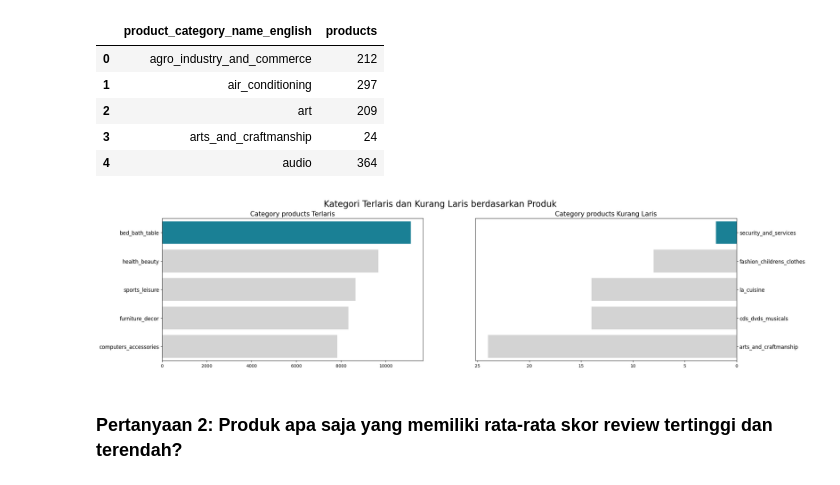
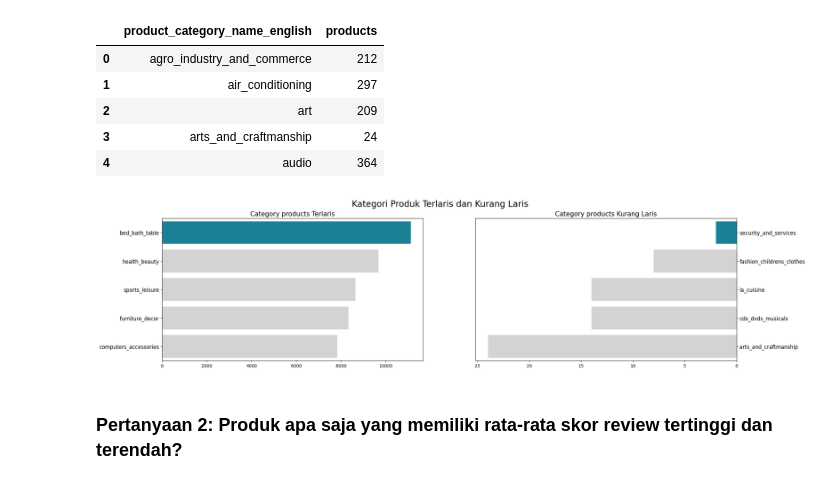
Before and after one commit to TutiAmalia/Idcamp_DataAnalyst_Dasar, a Jupyter notebook: main.ipynb, the cells around one changed output. Saved outputs shown, nothing was run; the diff lists cells and outputs as text; code cells hidden in the pictures.

```diff
--- a/main.ipynb
+++ b/main.ipynb
@@ -759,26 +759,26 @@ product_count_df.head()
 # %%
 fig, ax = plt.subplots(nrows=1, ncols=2, figsize=(24,6))
 colors = ["#068DA9", "#D3D3D3", "#D3D3D3", "#D3D3D3", "#D3D3D3"]
 
 sns.barplot(x='products', y='product_category_name_english', data=product_count_df.sort_values(by='products', ascending=False).head(5), palette=colors, ax=ax[0])
 ax[0].set_xlabel(None)
 ax[0].set_ylabel(None)
 ax[0].set_title('Category products Terlaris', loc='center', fontsize=15)
 ax[0].tick_params(axis = 'y', labelsize=12)
 
 sns.barplot(x='products', y='product_category_name_english', data=product_count_df.sort_values(by='products', ascending=True).head(5), palette=colors, ax=ax[1])
 ax[1].set_xlabel(None)
 ax[1].set_ylabel(None)
 ax[1].invert_xaxis()
 ax[1].yaxis.set_label_position('right')
 ax[1].yaxis.tick_right()
 ax[1].set_title('Category products Kurang Laris', loc='center', fontsize=15)
 ax[1].tick_params(axis = 'y', labelsize=12)
 
-plt.suptitle('Kategori Terlaris dan Kurang Laris berdasarkan Produk', fontsize=20)
+plt.suptitle('Kategori Produk Terlaris dan Kurang Laris', fontsize=20)
 plt.show()
 # %% [output]
-[figure, old version]
+[figure, new version]
 # %% [markdown]
 ### Pertanyaan 2: Produk apa saja yang memiliki rata-rata skor review tertinggi dan terendah?
 # %%
```
Also changed, not shown: parts of 8 cells of this notebook, 7 other files.
